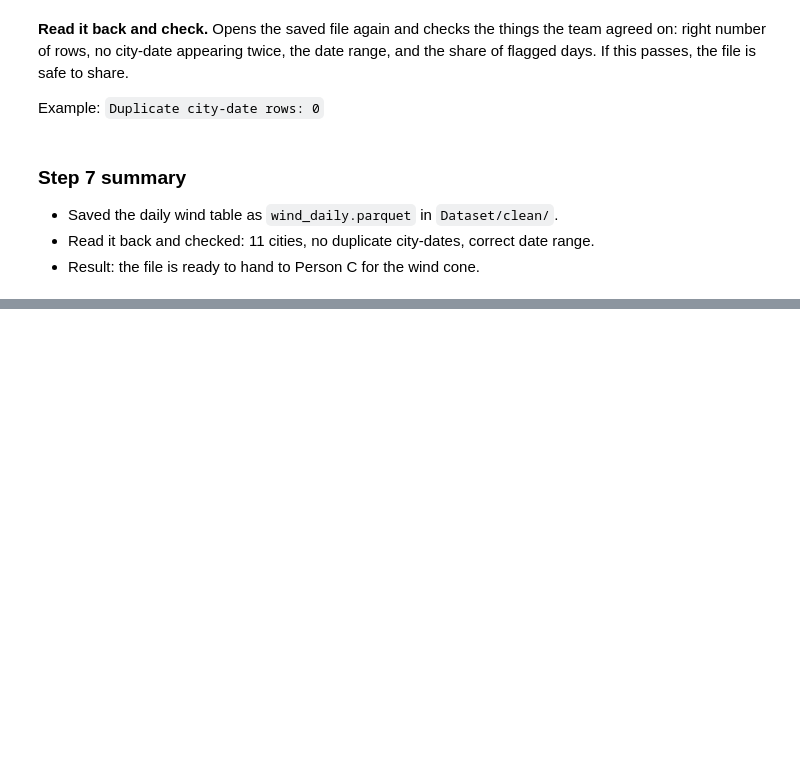
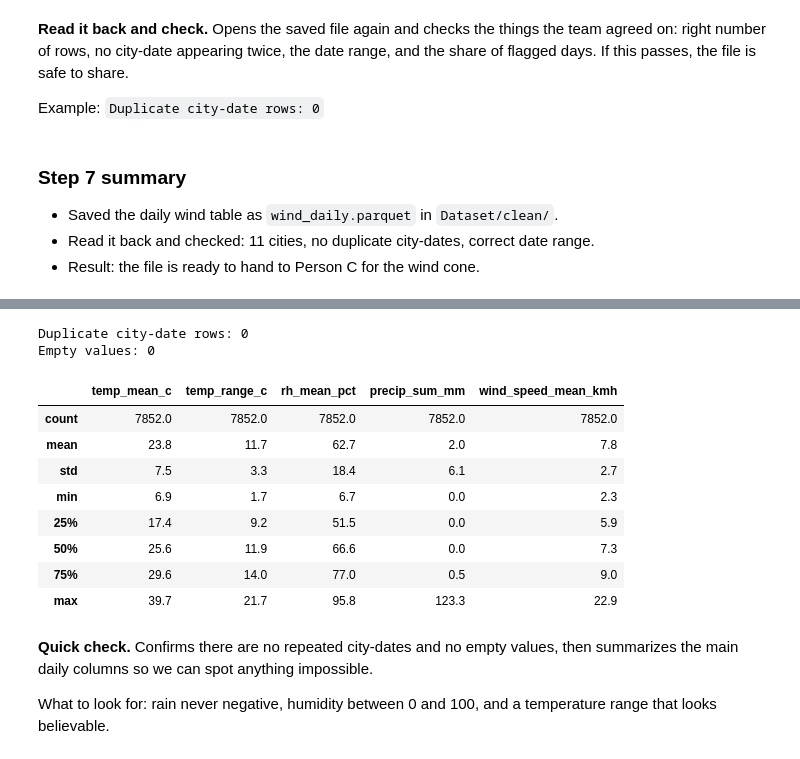
Before and after one commit to IsmailNooruddin/Smog-Analysis-DSSG, a Jupyter notebook: weather.ipynb, the cells around one changed output, grey strips where cells are left out. Cells and saved outputs as stored; diff of their text form; code cells hidden in the pictures; blank space fills up the shorter version.

```diff
--- a/weather.ipynb
+++ b/weather.ipynb
@@ -558,0 +613,11 @@ Example: `Duplicate city-date rows: 0`
+# %%
+wind_cols = ["city", "date", "n_hours", "u_mean", "v_mean",
+             "vec_len_kmh", "wind_dir_daily_deg", "stagnant"]
+
+rows_before = len(daily_weather)
+daily_weather = daily_weather.merge(
+    daily_wind[wind_cols], on=["city", "date"], how="left", validate="one_to_one"
+)
+
+print("Rows before:", rows_before, "| after:", len(daily_weather))
+print("Shape:", daily_weather.shape)
@@ -558,0 +631,22 @@ Example: `Duplicate city-date rows: 0`
+# %%
+print("Duplicate city-date rows:", daily_weather.duplicated(["city", "date"]).sum())
+print("Empty values:", int(daily_weather.isna().sum().sum()))
+
+daily_weather[["temp_mean_c", "temp_range_c", "rh_mean_pct",
+               "precip_sum_mm", "wind_speed_mean_kmh"]].describe().round(1)
+# %% [output]
+Duplicate city-date rows: 0
+Empty values: 0
+|  | temp_mean_c | temp_range_c | rh_mean_pct | precip_sum_mm | wind_speed_mean_kmh |
+| count | 7852.0 | 7852.0 | 7852.0 | 7852.0 | 7852.0 |
+| mean | 23.8 | 11.7 | 62.7 | 2.0 | 7.8 |
+| std | 7.5 | 3.3 | 18.4 | 6.1 | 2.7 |
+| min | 6.9 | 1.7 | 6.7 | 0.0 | 2.3 |
+| 25% | 17.4 | 9.2 | 51.5 | 0.0 | 5.9 |
+| 50% | 25.6 | 11.9 | 66.6 | 0.0 | 7.3 |
+| 75% | 29.6 | 14.0 | 77.0 | 0.5 | 9.0 |
+| max | 39.7 | 21.7 | 95.8 | 123.3 | 22.9 |
+# %% [markdown]
+**Quick check.** Confirms there are no repeated city-dates and no empty values, then summarizes the main daily columns so we can spot anything impossible.
+
+What to look for: rain never negative, humidity between 0 and 100, and a temperature range that looks believable.
```
Also changed, not shown: parts of 16 cells of this notebook, 1 other file.
